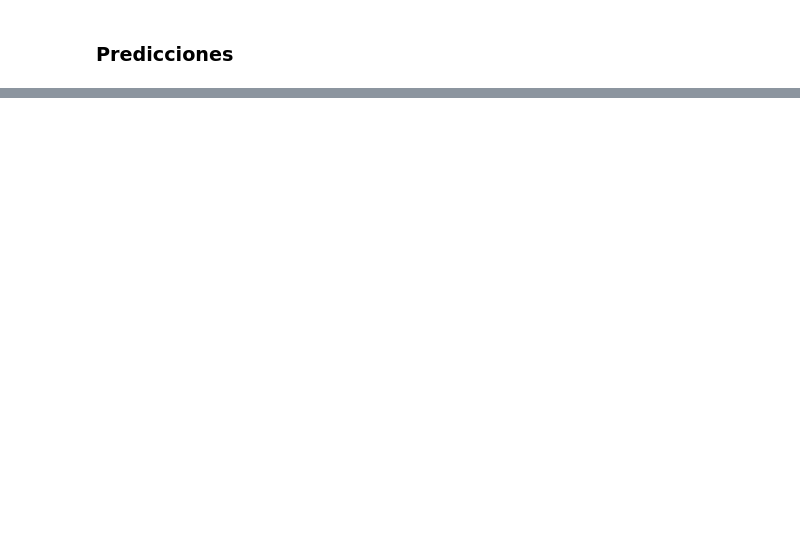
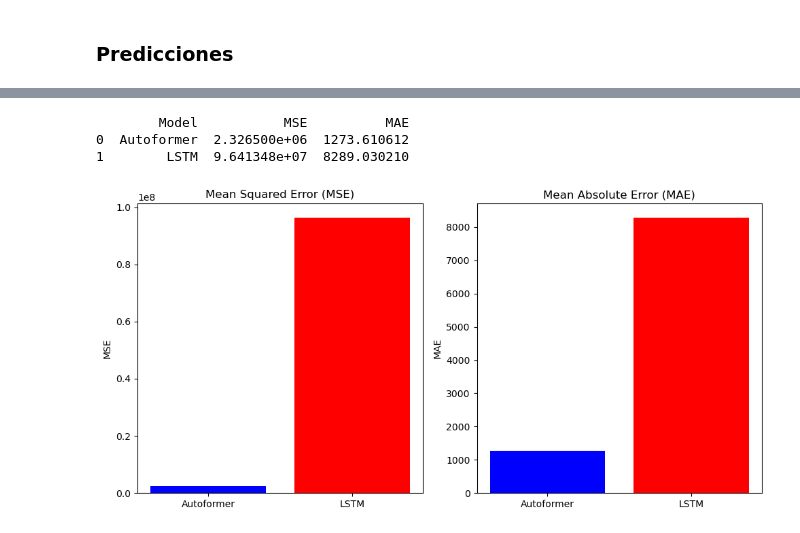
Before and after one commit to Ivo196/Crypto-Price-Forecasting-Using-Autoformer, a Jupyter notebook: Crypto price forecasting using Autoformer.ipynb, the cells around one changed output, grey strips where cells are left out. Drawn from its saved outputs; the diff is of its cells as text; code cells hidden in the pictures; blank space fills up the shorter version.

Commit message:
add chart and mse msa

```diff
--- a/Crypto price forecasting using Autoformer.ipynb
+++ b/Crypto price forecasting using Autoformer.ipynb
@@ -632,0 +630,62 @@ plt.show()
+# %%
+import pandas as pd
+import numpy as np
+import matplotlib.pyplot as plt
+from sklearn.metrics import mean_squared_error, mean_absolute_error
+
+# Supongamos que ya tienes `data` que incluye los indicadores técnicos y el índice adecuado.
+# `y_test_inversed` y `y_pred_inversed` contienen los valores reales y predichos de los precios de cierre.
+
+# Crear un DataFrame temporal para los datos predichos y reales
+result_df = pd.DataFrame({
+    'Actual Close': y_test_inversed,
+    'Autoformer Predicted Close': y_pred_inversed,
+    'Date': data.index[-len(y_test_inversed):]
+}).reset_index(drop=True)
+
+# Crear una columna de días desde 0 hasta el número de observaciones menos uno
+result_df['Days'] = range(len(result_df))
+
+# Supongamos que `test_df` es el DataFrame que contiene el set de prueba y `median` es el LSTM predicted close
+# Sustituir estos valores con los reales
+
+
+# Calcular los errores
+mse_autoformer = mean_squared_error(y_test_inversed, y_pred_inversed)
+mae_autoformer = mean_absolute_error(y_test_inversed, y_pred_inversed)
+
+mse_lstm = mean_squared_error(y_test_inversed, median)
+mae_lstm = mean_absolute_error(y_test_inversed, median)
+
+# Crear una tabla con los errores
+errors_df = pd.DataFrame({
+    'Model': ['Autoformer', 'LSTM'],
+    'MSE': [mse_autoformer, mse_lstm],
+    'MAE': [mae_autoformer, mae_lstm]
+})
+
+# Mostrar la tabla de errores
+print(errors_df)
+
+# Graficar los errores
+plt.figure(figsize=(10, 5))
+
+# Crear una barra para MSE
+plt.subplot(1, 2, 1)
+plt.bar(errors_df['Model'], errors_df['MSE'], color=['blue', 'red'])
+plt.title('Mean Squared Error (MSE)')
+plt.ylabel('MSE')
+
+# Crear una barra para MAE
+plt.subplot(1, 2, 2)
+plt.bar(errors_df['Model'], errors_df['MAE'], color=['blue', 'red'])
+plt.title('Mean Absolute Error (MAE)')
+plt.ylabel('MAE')
+
+plt.tight_layout()
+plt.show()
+# %% [output]
+        Model           MSE          MAE
+0  Autoformer  2.326500e+06  1273.610612
+1        LSTM  9.641348e+07  8289.030210
+[figure, added]
```
Also changed, not shown: parts of 12 cells of this notebook, 3 other files.
